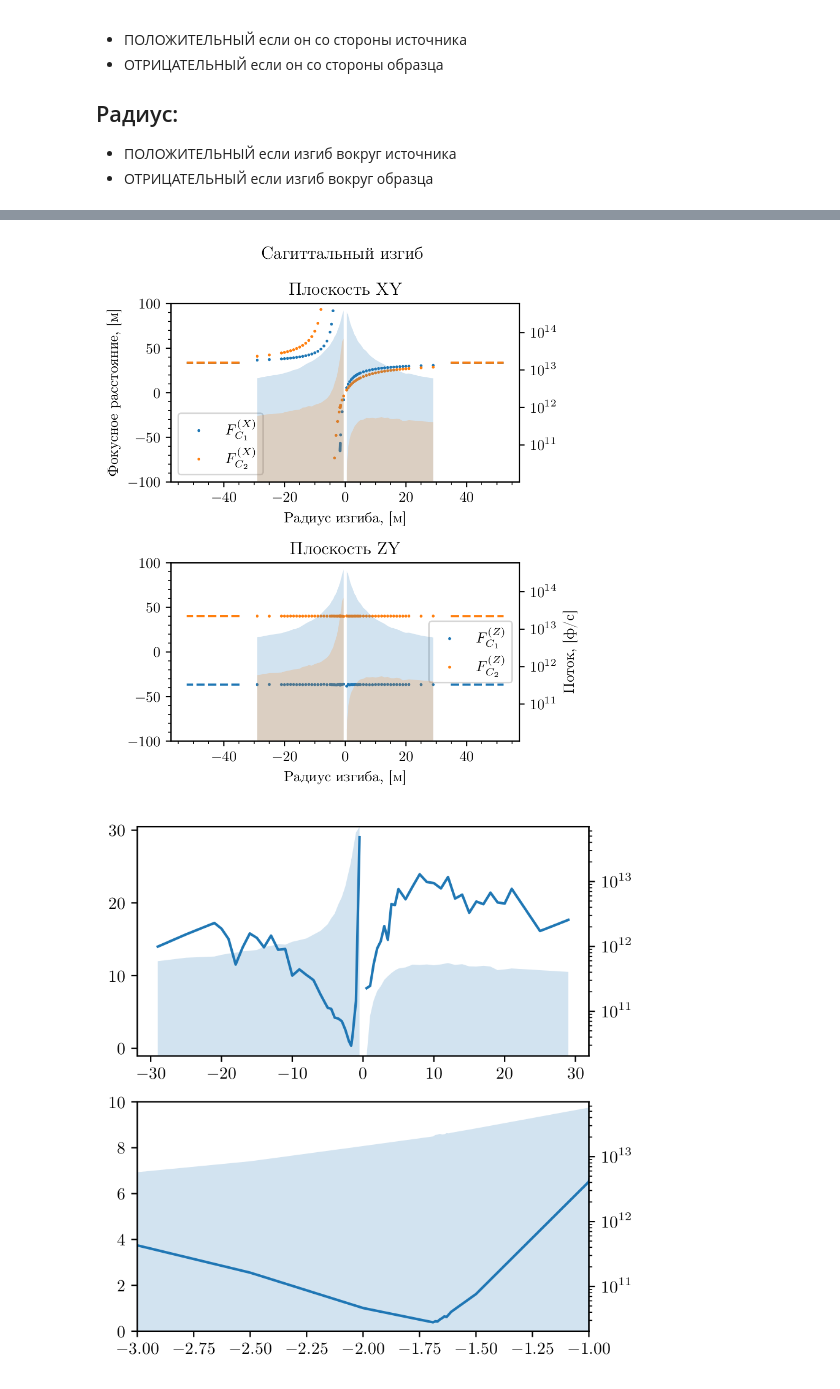
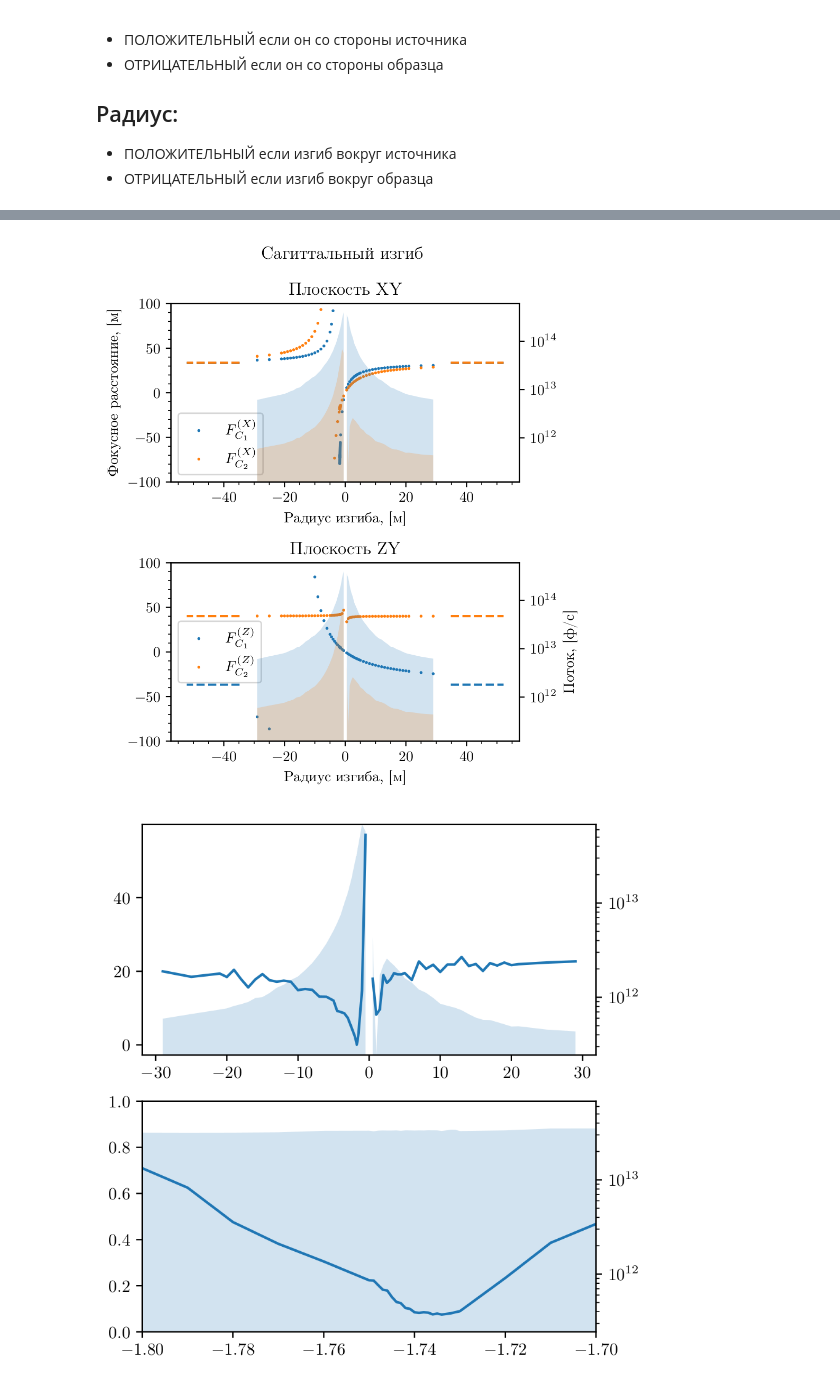
Before and after one commit to glebdovzhenko/skif-xrt, a Jupyter notebook: notebooks/focusing.ipynb, the cells around one changed output, grey strips where cells are left out. Cells and saved outputs as stored; diff of their text form; code cells hidden in the pictures.

```diff
--- a/notebooks/focusing.ipynb
+++ b/notebooks/focusing.ipynb
@@ -53,7 +55,7 @@ def get_inf_points(xs, ys, expand=[1.1, 1.4]):
 * ПОЛОЖИТЕЛЬНЫЙ если изгиб вокруг источника
 * ОТРИЦАТЕЛЬНЫЙ если изгиб вокруг образца
 # %%
-dd = '/Users/glebdovzhenko/Dropbox/PycharmProjects/skif-xrt/datasets/skif15/get_focus_m'
+dd = '/Users/glebdovzhenko/Dropbox/PycharmProjects/skif-xrt/datasets/skif15/get_focus_m_'
 
 c1c2_cr_dist = np.sqrt(np.sum((np.array([0.0, 33594.21541931476, 12.5]) - np.array([0.0, 33500.0, 0.0]))**2))
 em_cr_dist = np.sqrt(np.sum((np.array([0, 114990.0, 25.0]) - np.array([0.0, 33688.43083862951, 25.0]))**2))
@@ -97,7 +99,7 @@ f2xp, f2xn = get_inf_points(r2x, f2x)
 f1yp, f1yn = get_inf_points(r1y, f1y)
 f2yp, f2yn = get_inf_points(r2y, f2y)
 
-plt.close(fig)
+#plt.close(fig)
 fig, (ax1, ax2) = plt.subplots(2, 1, figsize=(4.75, 4.75 * 18 / 16))
 fig.suptitle('Меридиональный изгиб')
 
@@ -141,8 +143,6 @@ ax2.legend()
 
 ax1.set_ylim(-100, 100)
 ax2.set_ylim(-100, 100)
-# ax1.set_ylim(30, 40)
-# ax2.set_ylim(30, 40)
 
 ax1.xaxis.set_minor_locator(AutoMinorLocator())
 ax2.xaxis.set_minor_locator(AutoMinorLocator())
@@ -157,5 +157,7 @@ plt.savefig('focusing/meridional.pdf')
 
 meridional_f = np.stack((r1y, f1y)).T
 
+print(', '.join('{%f, %f}' % (x[0], x[1]) for x in meridional_f))
+
 fig
 # %% [output]
@@ -163,5 +166,5 @@ fig
 # %%
-dd = '/Users/glebdovzhenko/Dropbox/PycharmProjects/skif-xrt/datasets/skif15/get_focus_s'
+dd = '/Users/glebdovzhenko/Dropbox/PycharmProjects/skif-xrt/datasets/skif15/get_focus_s_'
 
 c1c2_cr_dist = np.sqrt(np.sum((np.array([0.0, 33594.21541931476, 12.5]) - np.array([0.0, 33500.0, 0.0]))**2))
 em_cr_dist = np.sqrt(np.sum((np.array([0, 51000.0, 25.0]) - np.array([0.0, 33688.43083862951, 25.0]))**2))
@@ -270,40 +273,40 @@ sagittal_f = np.stack((r1x, f1x)).T
 
 fig
 # %% [output]
-[figure, old version]
+[figure, new version]
 # %%
-dd = '/Users/glebdovzhenko/Dropbox/PycharmProjects/skif-xrt/datasets/skif15/get_focus_s'
+dd = '/Users/glebdovzhenko/Dropbox/PycharmProjects/skif-xrt/datasets/skif15/get_focus_s_'
 
 r, br, flux = [], [], []
 for metadata in datafiles(dd):
 
     with open(os.path.join(dd, metadata['file']), 'rb') as f:
         data = pickle.load(f)
 
         if (metadata['name'] == 'FM') & (metadata['axes'] == 'XZ'):
             r.append(metadata['r1'])
             br.append(get_integral_breadth(data, axis='x'))
             flux.append(data.flux)
 
 r, br, flux = np.array(r), np.array(br), np.array(flux)
 ii = np.argsort(r)
 r, br, flux = r[ii], br[ii], flux[ii]
 
 plt.close(fig)
 fig, (ax1, ax2) = plt.subplots(2, 1, figsize=(4.75, 4.75 * 18 / 16))
 ax1t = ax1.twinx()
 ax2t = ax2.twinx()
 
 for ax, axt in ((ax1, ax1t), (ax2, ax2t)):
     ax.plot(r[r>0], br[r>0], color=mcolors.TABLEAU_COLORS['tab:blue'])
     ax.plot(r[r<0], br[r<0], color=mcolors.TABLEAU_COLORS['tab:blue'])
     axt.fill_between(r[r>0], flux[r>0], np.ones(shape=flux[r>0].shape), color=mcolors.TABLEAU_COLORS['tab:blue'], alpha=.2, linewidth=0)
     axt.fill_between(r[r<0], flux[r<0], np.ones(shape=flux[r<0].shape), color=mcolors.TABLEAU_COLORS['tab:blue'], alpha=.2, linewidth=0)
     axt.set_yscale('log')
     axt.set_ylim(np.min(flux), np.max(flux))
 
-ax2.set_xlim(-3, -1)
-ax2.set_ylim(0, 10)
+ax2.set_xlim(-1.8, -1.7)
+ax2.set_ylim(0, 1)
 fig
 # %% [output]
-[figure, old version]
+[figure, new version]
```
Also changed, not shown: parts of 8 cells of this notebook, 13 other files.
